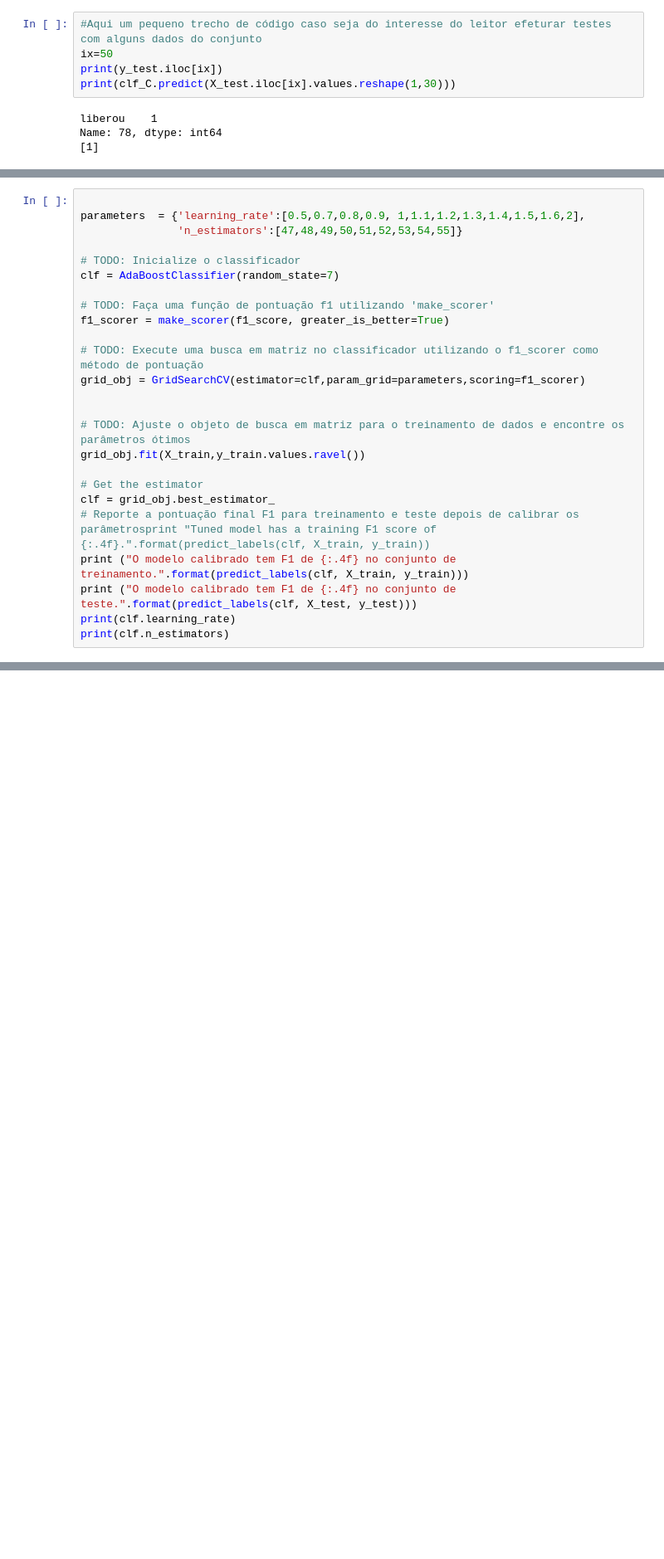
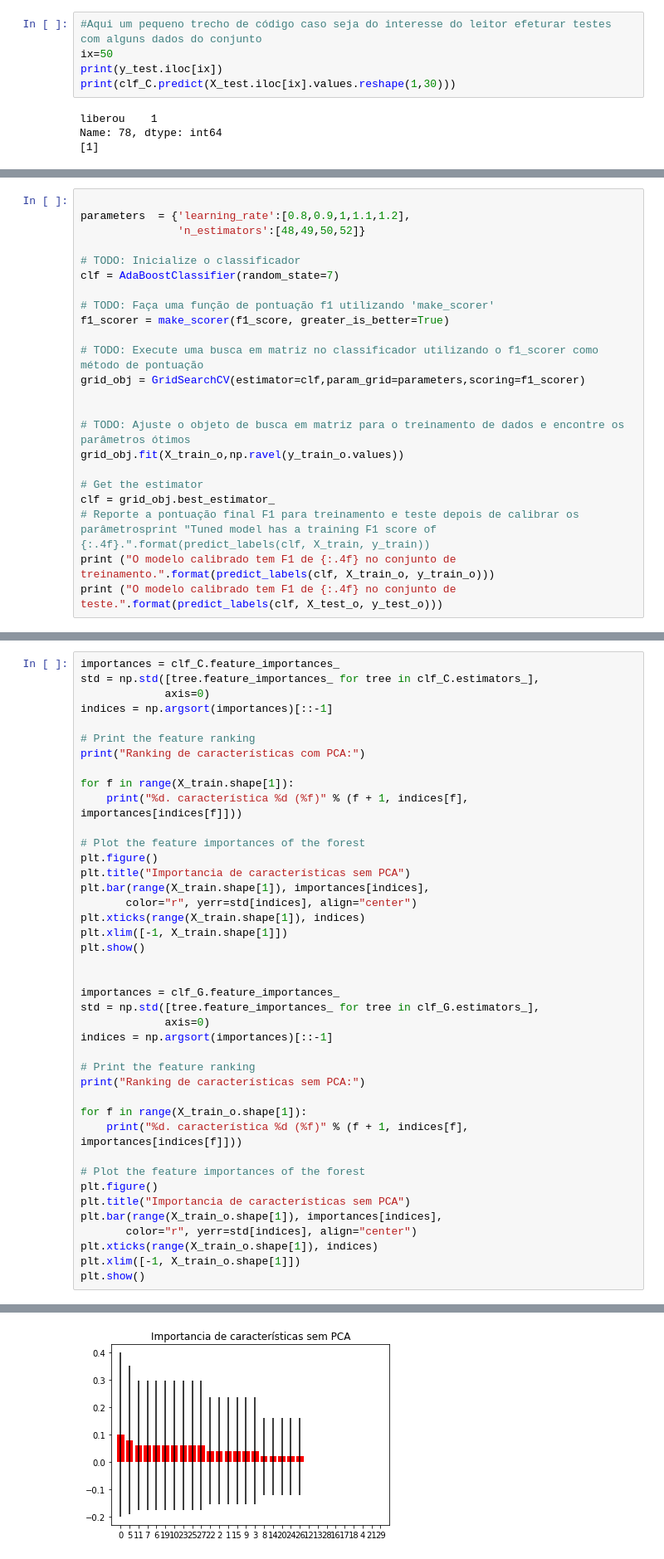
Before and after one commit to viiniciusjv/Machine-Learning, a Jupyter notebook: FinalProject/Project.ipynb, the cells around one changed output, grey strips where cells are left out. Shown: that part at 83% size. Drawn from its saved outputs; the diff is of its cells as text; blank space fills up the shorter version.

```diff
--- a/FinalProject/Project.ipynb
+++ b/FinalProject/Project.ipynb
@@ -360,7 +418,7 @@ Ainda vamos efetuar uma otimização no trecho de código abaixo para verificar
 # %%
 
-parameters  = {'learning_rate':[0.5,0.7,0.8,0.9, 1,1.1,1.2,1.3,1.4,1.5,1.6,2],
-               'n_estimators':[47,48,49,50,51,52,53,54,55]}
+parameters  = {'learning_rate':[0.8,0.9,1,1.1,1.2],
+               'n_estimators':[48,49,50,52]}
 
 # TODO: Inicialize o classificador
 clf = AdaBoostClassifier(random_state=7)
@@ -373,15 +431,13 @@ grid_obj = GridSearchCV(estimator=clf,param_grid=parameters,scoring=f1_scorer)
 
 
 # TODO: Ajuste o objeto de busca em matriz para o treinamento de dados e encontre os parâmetros ótimos
-grid_obj.fit(X_train,y_train.values.ravel())
+grid_obj.fit(X_train_o,np.ravel(y_train_o.values))
 
 # Get the estimator
 clf = grid_obj.best_estimator_
 # Reporte a pontuação final F1 para treinamento e teste depois de calibrar os parâmetrosprint "Tuned model has a training F1 score of {:.4f}.".format(predict_labels(clf, X_train, y_train))
-print ("O modelo calibrado tem F1 de {:.4f} no conjunto de treinamento.".format(predict_labels(clf, X_train, y_train)))
-print ("O modelo calibrado tem F1 de {:.4f} no conjunto de teste.".format(predict_labels(clf, X_test, y_test)))
-print(clf.learning_rate)
-print(clf.n_estimators)
+print ("O modelo calibrado tem F1 de {:.4f} no conjunto de treinamento.".format(predict_labels(clf, X_train_o, y_train_o)))
+print ("O modelo calibrado tem F1 de {:.4f} no conjunto de teste.".format(predict_labels(clf, X_test_o, y_test_o)))
 # %% [output]
 As previsões foram feitas em 0.0060 segundos.
 O modelo calibrado tem F1 de 1.0000 no conjunto de treinamento.
@@ -407,0 +463,42 @@ Como futuras melhorias no modelos podemos contar com uma base de dados ainda mai
+# %%
+importances = clf_C.feature_importances_
+std = np.std([tree.feature_importances_ for tree in clf_C.estimators_],
+             axis=0)
+indices = np.argsort(importances)[::-1]
+
+# Print the feature ranking
+print("Ranking de características com PCA:")
+
+for f in range(X_train.shape[1]):
+    print("%d. característica %d (%f)" % (f + 1, indices[f], importances[indices[f]]))
+
+# Plot the feature importances of the forest
+plt.figure()
+plt.title("Importancia de características sem PCA")
+plt.bar(range(X_train.shape[1]), importances[indices],
+       color="r", yerr=std[indices], align="center")
+plt.xticks(range(X_train.shape[1]), indices)
+plt.xlim([-1, X_train.shape[1]])
+plt.show()
+
+
+importances = clf_G.feature_importances_
+std = np.std([tree.feature_importances_ for tree in clf_G.estimators_],
+             axis=0)
+indices = np.argsort(importances)[::-1]
+
+# Print the feature ranking
+print("Ranking de características sem PCA:")
+
+for f in range(X_train_o.shape[1]):
+    print("%d. característica %d (%f)" % (f + 1, indices[f], importances[indices[f]]))
+
+# Plot the feature importances of the forest
+plt.figure()
+plt.title("Importancia de características sem PCA")
+plt.bar(range(X_train_o.shape[1]), importances[indices],
+       color="r", yerr=std[indices], align="center")
+plt.xticks(range(X_train_o.shape[1]), indices)
+plt.xlim([-1, X_train_o.shape[1]])
+plt.show()
+# %% [output]
@@ -407,0 +522 @@ Como futuras melhorias no modelos podemos contar com uma base de dados ainda mai
+[figure, added]
```
Also changed, not shown: parts of 22 cells of this notebook, 2 other files.
